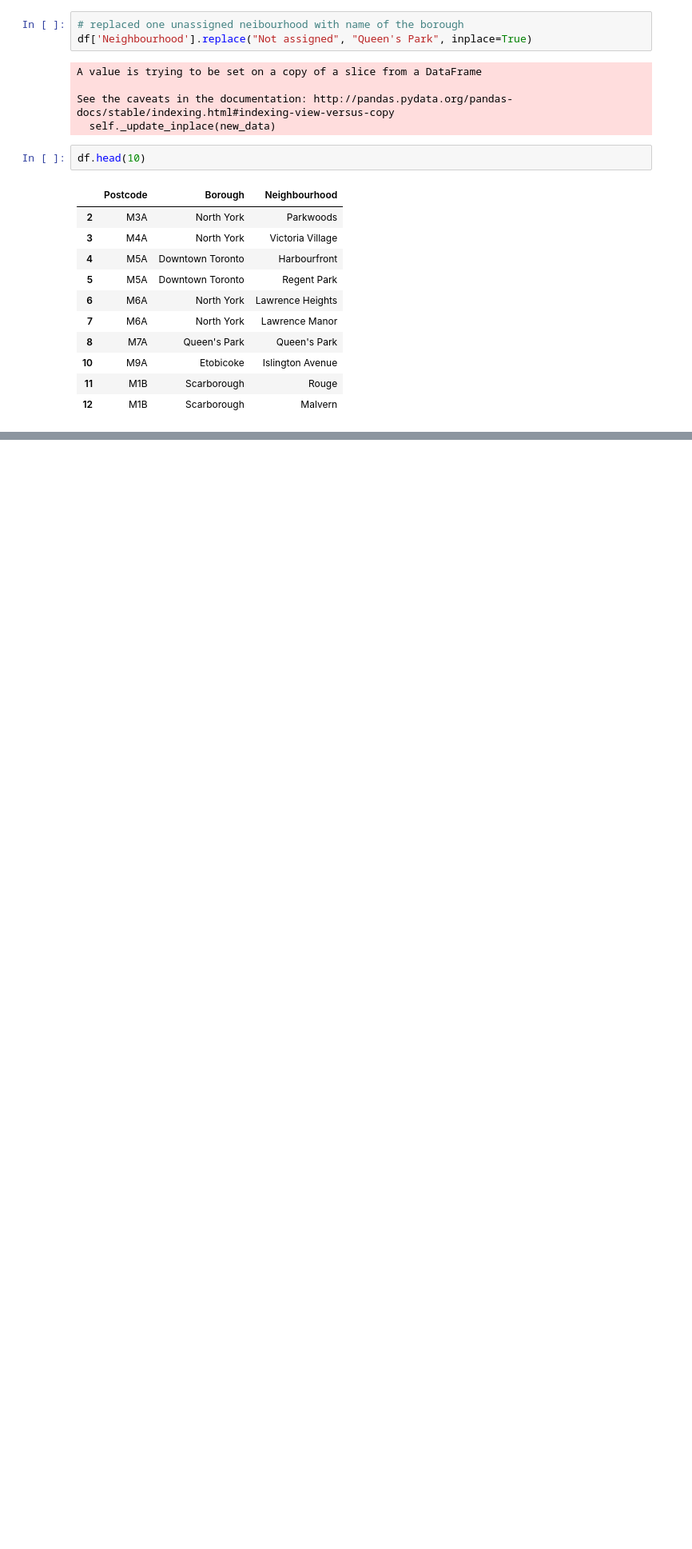
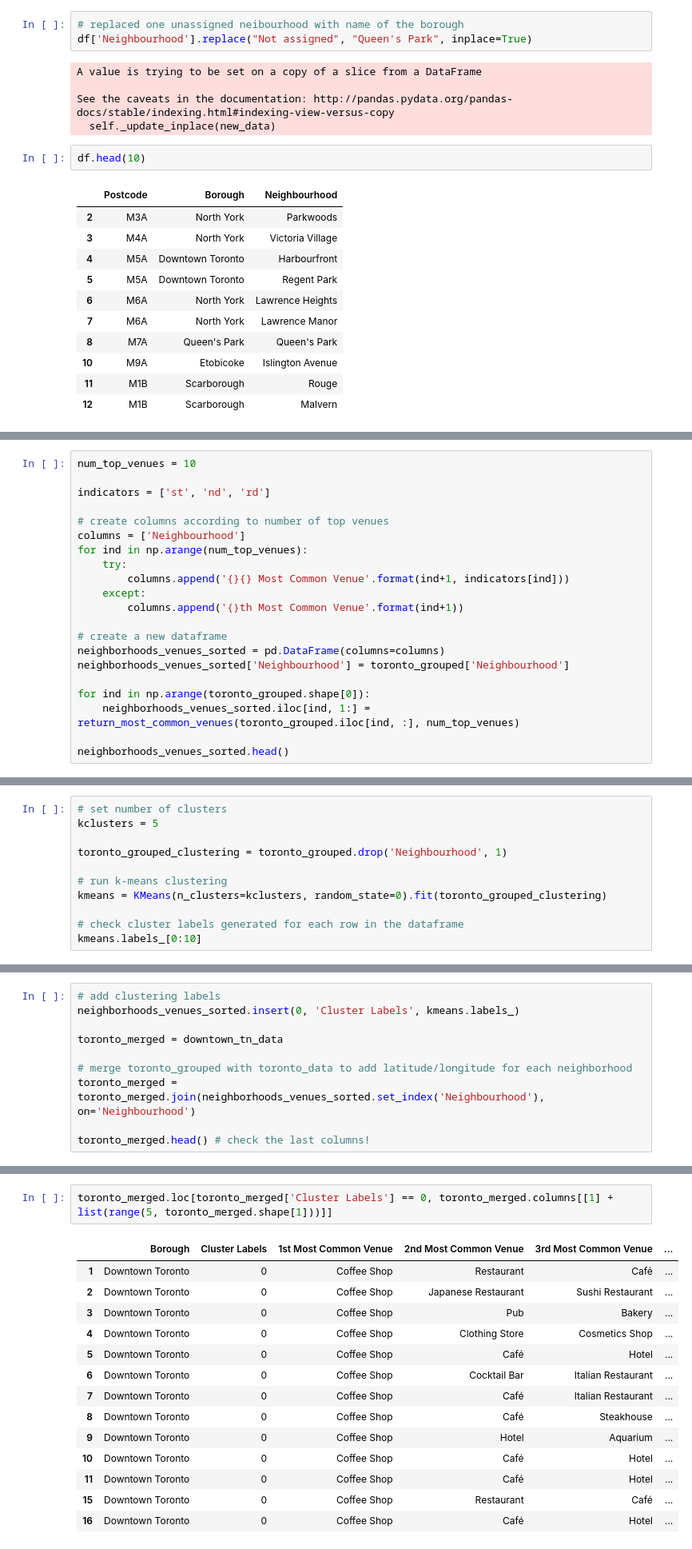
Before and after one commit to scottmr/IBM-Capstone, a Jupyter notebook: Toronto-Copy2.ipynb, the cells around one changed output, grey strips where cells are left out. Shown: that part at 80% size. Cells and saved outputs as stored; diff of their text form; blank space fills up the shorter version.

```diff
--- a/Toronto-Copy2.ipynb
+++ b/Toronto-Copy2.ipynb
@@ -158,0 +505,21 @@ df_merge = pd.merge(df_group, df_geo, on='Postcode')
+# %%
+num_top_venues = 10
+
+indicators = ['st', 'nd', 'rd']
+
+# create columns according to number of top venues
+columns = ['Neighbourhood']
+for ind in np.arange(num_top_venues):
+    try:
+        columns.append('{}{} Most Common Venue'.format(ind+1, indicators[ind]))
+    except:
+        columns.append('{}th Most Common Venue'.format(ind+1))
+
+# create a new dataframe
+neighborhoods_venues_sorted = pd.DataFrame(columns=columns)
+neighborhoods_venues_sorted['Neighbourhood'] = toronto_grouped['Neighbourhood']
+
+for ind in np.arange(toronto_grouped.shape[0]):
+    neighborhoods_venues_sorted.iloc[ind, 1:] = return_most_common_venues(toronto_grouped.iloc[ind, :], num_top_venues)
+
+neighborhoods_venues_sorted.head()
@@ -158,0 +535,11 @@ df_merge = pd.merge(df_group, df_geo, on='Postcode')
+# %%
+# set number of clusters
+kclusters = 5
+
+toronto_grouped_clustering = toronto_grouped.drop('Neighbourhood', 1)
+
+# run k-means clustering
+kmeans = KMeans(n_clusters=kclusters, random_state=0).fit(toronto_grouped_clustering)
+
+# check cluster labels generated for each row in the dataframe
+kmeans.labels_[0:10]
@@ -158,0 +550,10 @@ df_merge = pd.merge(df_group, df_geo, on='Postcode')
+# %%
+# add clustering labels
+neighborhoods_venues_sorted.insert(0, 'Cluster Labels', kmeans.labels_)
+
+toronto_merged = downtown_tn_data
+
+# merge toronto_grouped with toronto_data to add latitude/longitude for each neighborhood
+toronto_merged = toronto_merged.join(neighborhoods_venues_sorted.set_index('Neighbourhood'), on='Neighbourhood')
+
+toronto_merged.head() # check the last columns!
@@ -158,0 +593,17 @@ df_merge = pd.merge(df_group, df_geo, on='Postcode')
+# %%
+toronto_merged.loc[toronto_merged['Cluster Labels'] == 0, toronto_merged.columns[[1] + list(range(5, toronto_merged.shape[1]))]]
+# %% [output]
+|  | Borough | Cluster Labels | 1st Most Common Venue | 2nd Most Common Venue | 3rd Most Common Venue | ... |
+| 1 | Downtown Toronto | 0 | Coffee Shop | Restaurant | Café | ... |
+| 2 | Downtown Toronto | 0 | Coffee Shop | Japanese Restaurant | Sushi Restaurant | ... |
+| 3 | Downtown Toronto | 0 | Coffee Shop | Pub | Bakery | ... |
+| 4 | Downtown Toronto | 0 | Coffee Shop | Clothing Store | Cosmetics Shop | ... |
+| 5 | Downtown Toronto | 0 | Coffee Shop | Café | Hotel | ... |
+| 6 | Downtown Toronto | 0 | Coffee Shop | Cocktail Bar | Italian Restaurant | ... |
+| 7 | Downtown Toronto | 0 | Coffee Shop | Café | Italian Restaurant | ... |
+| 8 | Downtown Toronto | 0 | Coffee Shop | Café | Steakhouse | ... |
+| 9 | Downtown Toronto | 0 | Coffee Shop | Hotel | Aquarium | ... |
+| 10 | Downtown Toronto | 0 | Coffee Shop | Café | Hotel | ... |
+| 11 | Downtown Toronto | 0 | Coffee Shop | Café | Hotel | ... |
+| 15 | Downtown Toronto | 0 | Coffee Shop | Restaurant | Café | ... |
+| 16 | Downtown Toronto | 0 | Coffee Shop | Café | Hotel | ... |
```
Also changed, not shown: parts of 57 cells of this notebook.
